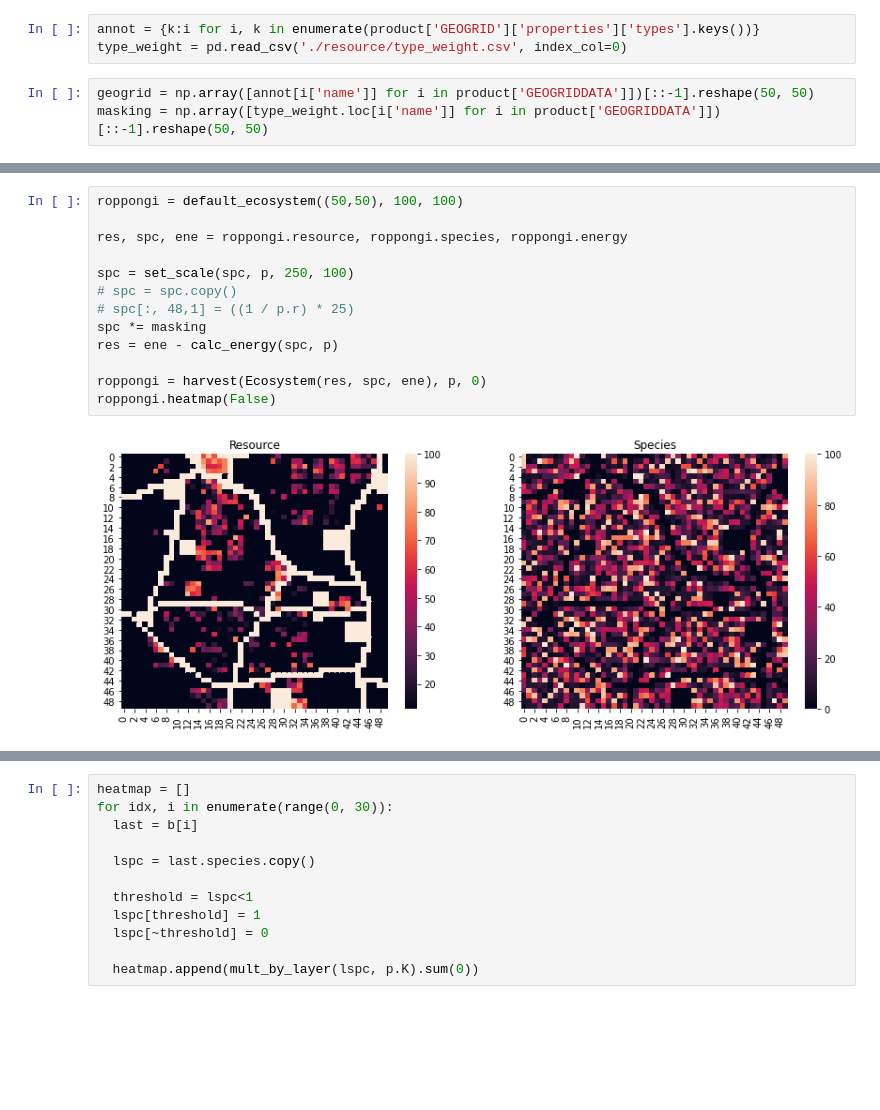
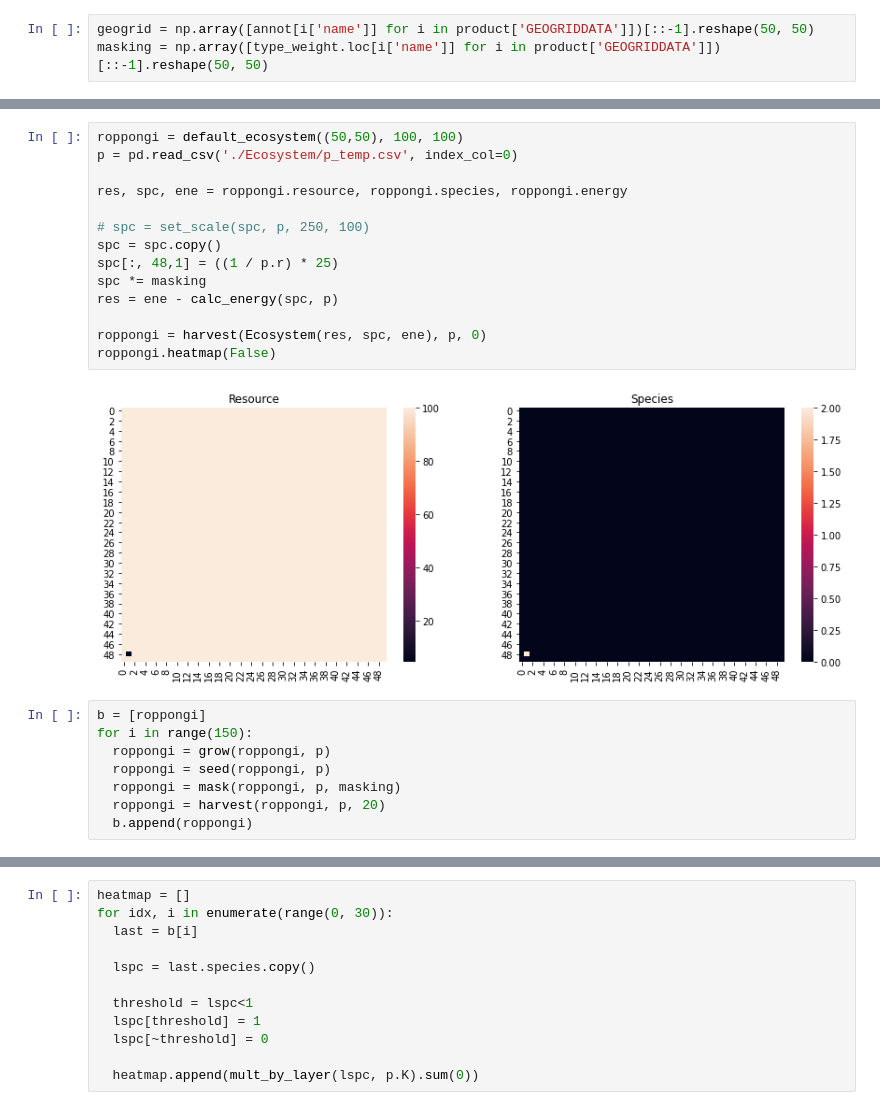
Before and after one commit to namaph/namaph, a Jupyter notebook: example-notebooks/NewSim.ipynb, the cells around one changed output, grey strips where cells are left out. Saved outputs shown, nothing was run; the diff lists cells and outputs as text; blank space fills up the shorter version.

```diff
--- a/example-notebooks/NewSim.ipynb
+++ b/example-notebooks/NewSim.ipynb
@@ -274,9 +274,6 @@ for idx, i in enumerate(range(0, 30, 5)):
 # %%
 with open('./resource/roppongi2045.json', 'r')as f:
   product = json.load(f)
-# %%
-annot = {k:i for i, k in enumerate(product['GEOGRID']['properties']['types'].keys())}
-type_weight = pd.read_csv('./resource/type_weight.csv', index_col=0)
 # %%
 geogrid = np.array([annot[i['name']] for i in product['GEOGRIDDATA']])[::-1].reshape(50, 50)
 masking = np.array([type_weight.loc[i['name']] for i in product['GEOGRIDDATA']])[::-1].reshape(50, 50)
@@ -293,16 +289,25 @@ sns.heatmap(masking)
 # %%
 roppongi = default_ecosystem((50,50), 100, 100)
+p = pd.read_csv('./Ecosystem/p_temp.csv', index_col=0)
 
 res, spc, ene = roppongi.resource, roppongi.species, roppongi.energy
 
-spc = set_scale(spc, p, 250, 100)
-# spc = spc.copy()
-# spc[:, 48,1] = ((1 / p.r) * 25)
+# spc = set_scale(spc, p, 250, 100)
+spc = spc.copy()
+spc[:, 48,1] = ((1 / p.r) * 25)
 spc *= masking
 res = ene - calc_energy(spc, p)
 
 roppongi = harvest(Ecosystem(res, spc, ene), p, 0)
 roppongi.heatmap(False)
 # %% [output]
-[figure, old version]
+[figure, new version]
+# %%
+b = [roppongi]
+for i in range(150):
+  roppongi = grow(roppongi, p)
+  roppongi = seed(roppongi, p)
+  roppongi = mask(roppongi, p, masking)
+  roppongi = harvest(roppongi, p, 20)
+  b.append(roppongi)
 # %%
```
Also changed, not shown: parts of 15 cells of this notebook, 7 other files.
